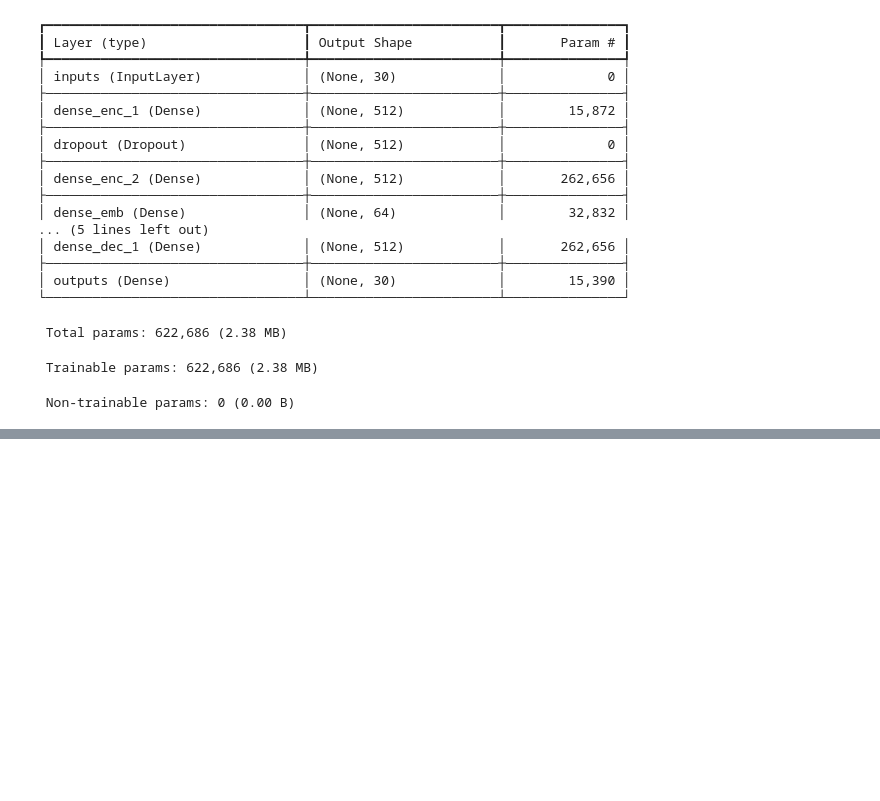
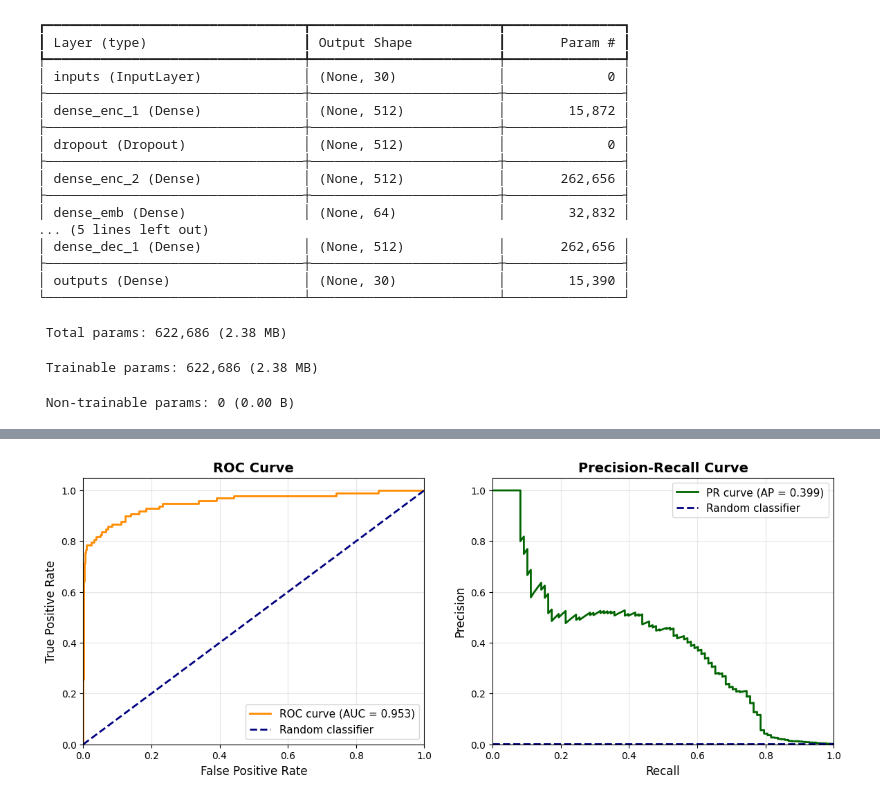
Before and after one commit to jmanuelc87/bourbaki-track-ciencia-datos, a Jupyter notebook: 03-deep-learning/notebooks/reto-05-fraud-detection.ipynb, the cells around one changed output, grey strips where cells are left out. Cells and saved outputs as stored; diff of their text form; code cells hidden in the pictures; blank space fills up the shorter version.

```diff
--- a/03-deep-learning/notebooks/reto-05-fraud-detection.ipynb
+++ b/03-deep-learning/notebooks/reto-05-fraud-detection.ipynb
@@ -343,6 +347,45 @@ precision, recall, pr_thresholds = precision_recall_curve(y_test, reconstruction
 
 auc_roc = roc_auc_score(y_test, reconstruction_error)
 auc_pr = average_precision_score(y_test, reconstruction_error)
+# %%
+# Create figure with 2 subplots
+fig, axes = plt.subplots(1, 2, figsize=(14, 5))
+
+# Plot 1: ROC Curve
+axes[0].plot(
+    fpr, tpr, color="darkorange", lw=2, label=f"ROC curve (AUC = {auc_roc:.3f})"
+)
+axes[0].plot(
+    [0, 1], [0, 1], color="navy", lw=2, linestyle="--", label="Random classifier"
+)
+axes[0].set_xlim([0.0, 1.0])
+axes[0].set_ylim([0.0, 1.05])
+axes[0].set_xlabel("False Positive Rate", fontsize=12)
+axes[0].set_ylabel("True Positive Rate", fontsize=12)
+axes[0].set_title("ROC Curve", fontsize=14, fontweight="bold")
+axes[0].legend(loc="lower right", fontsize=11)
+axes[0].grid(alpha=0.3)
+
+# Plot 2: Precision-Recall Curve
+axes[1].plot(
+    recall, precision, color="darkgreen", lw=2, label=f"PR curve (AP = {auc_pr:.3f})"
+)
+axes[1].axhline(
+    y=sum(y_test) / len(y_test),
+    color="navy",
+    lw=2,
+    linestyle="--",
+    label="Random classifier",
+)
+axes[1].set_xlim([0.0, 1.0])
+axes[1].set_ylim([0.0, 1.05])
+axes[1].set_xlabel("Recall", fontsize=12)
+axes[1].set_ylabel("Precision", fontsize=12)
+axes[1].set_title("Precision-Recall Curve", fontsize=14, fontweight="bold")
+axes[1].legend(loc="upper right", fontsize=11)
+axes[1].grid(alpha=0.3)
+# %% [output]
+[figure, added]
 # %%
 # --- Summary metrics ---
 print("Autoencoder – Reconstruction Error as Anomaly Score")
```
Also changed, not shown: parts of 11 cells of this notebook.
